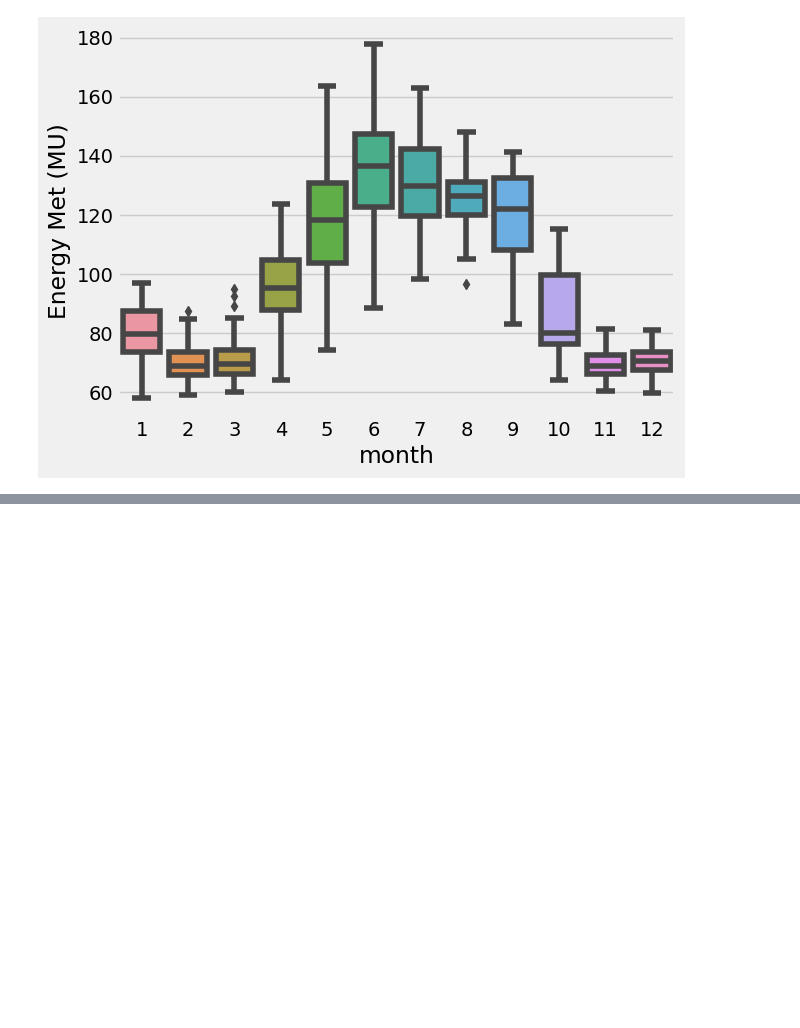
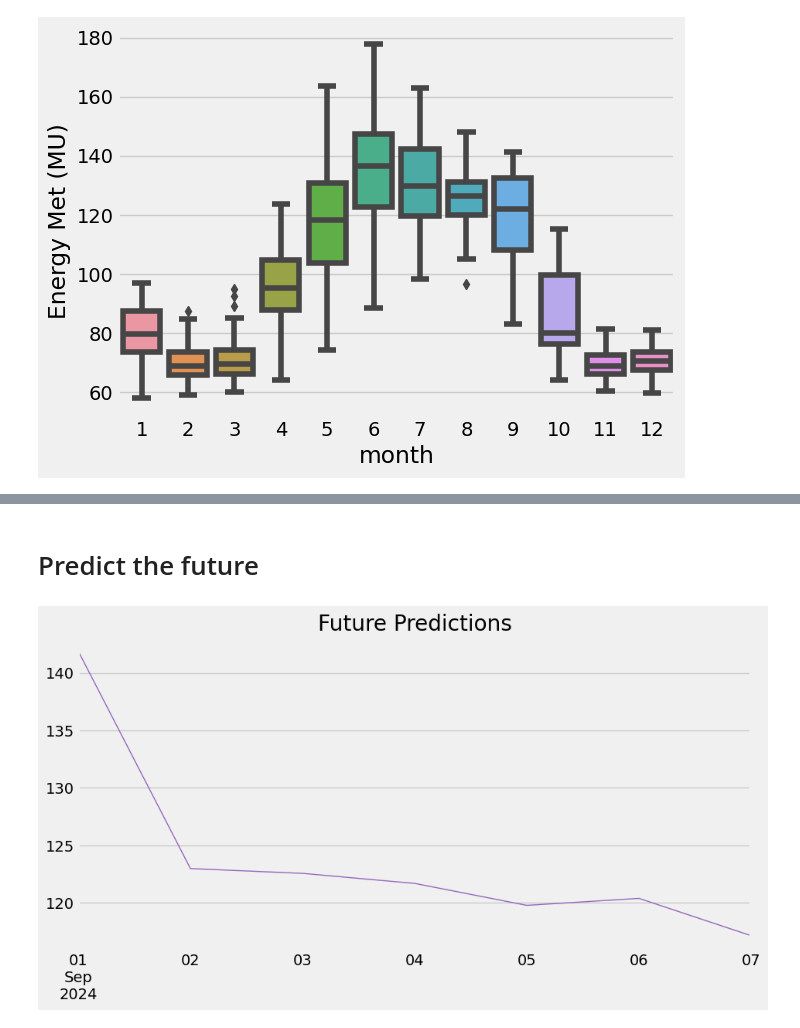
Before and after one commit to PiyushAgrawal626/SIH, a Jupyter notebook: sih-ps-1624.ipynb, the cells around one changed output, grey strips where cells are left out. Drawn from its saved outputs; the diff is of its cells as text; code cells hidden in the pictures; blank space fills up the shorter version.

```diff
--- a/sih-ps-1624.ipynb
+++ b/sih-ps-1624.ipynb
@@ -119,6 +111,13 @@ sns.boxplot(data=df, x='month', y='Max Demand Met (MW)')
 # %% [output]
 <Axes: xlabel='month', ylabel='Max Demand Met (MW)'>
 [figure]
+# %%
+Q1 = df['Energy Met (MU)'].quantile(0.25)
+Q3 = df['Energy Met (MU)'].quantile(0.75)
+IQR = Q3 - Q1
+lower_bound = Q1 - 1.5 * IQR
+upper_bound = Q3 + 1.5 * IQR
+df = df[(df['Energy Met (MU)'] >= lower_bound) & (df['Energy Met (MU)'] <= upper_bound)]
 # %%
 sns.boxplot(data=df,x='month',y = 'Energy Met (MU)')
 # %% [output]
@@ -229,0 +347,23 @@ plt.show()
+# %%
+future = pd.date_range('2024-09-01','2024-09-07')
+fdf = pd.DataFrame(index=future)
+fdf['isFuture'] = True
+df['isFuture'] = False
+df_and_future = pd.concat([df, fdf])
+df_and_future = create_features(df_and_future)
+df_and_future = add_lags(df_and_future)
+# %%
+ff = df_and_future.query('isFuture').copy()
+ff['dayofweek'] = ff.index.dayofweek
+se = pd.read_csv('../input/sep-we/sep_w.csv')
+
+columns_of_interest = ['tempmax', 'tempmin', 'temp', 'feelslike', 'cloudcover', 'dew', 'humidity']
+
+
+# Extract the first 7 rows for the specified columns
+extracted_data = df.loc[df.index[:7], columns_of_interest]
+
+# Update ff with the extracted data for the specified columns, retaining other columns
+ff.update(extracted_data)
+
+ff
@@ -229,0 +401,13 @@ plt.show()
+# %% [markdown]
+# Predict the future
+# %%
+ff['prediction'] = reg.predict(ff[FEATURES])
+
+ff['prediction'].plot(figsize=(10, 5),
+                               color=color_pal[4],
+                               ms=1,
+                               lw=1,
+                               title='Future Predictions')
+plt.show()
+# %% [output]
+[figure, added]
```
Also changed, not shown: parts of 18 cells of this notebook.
